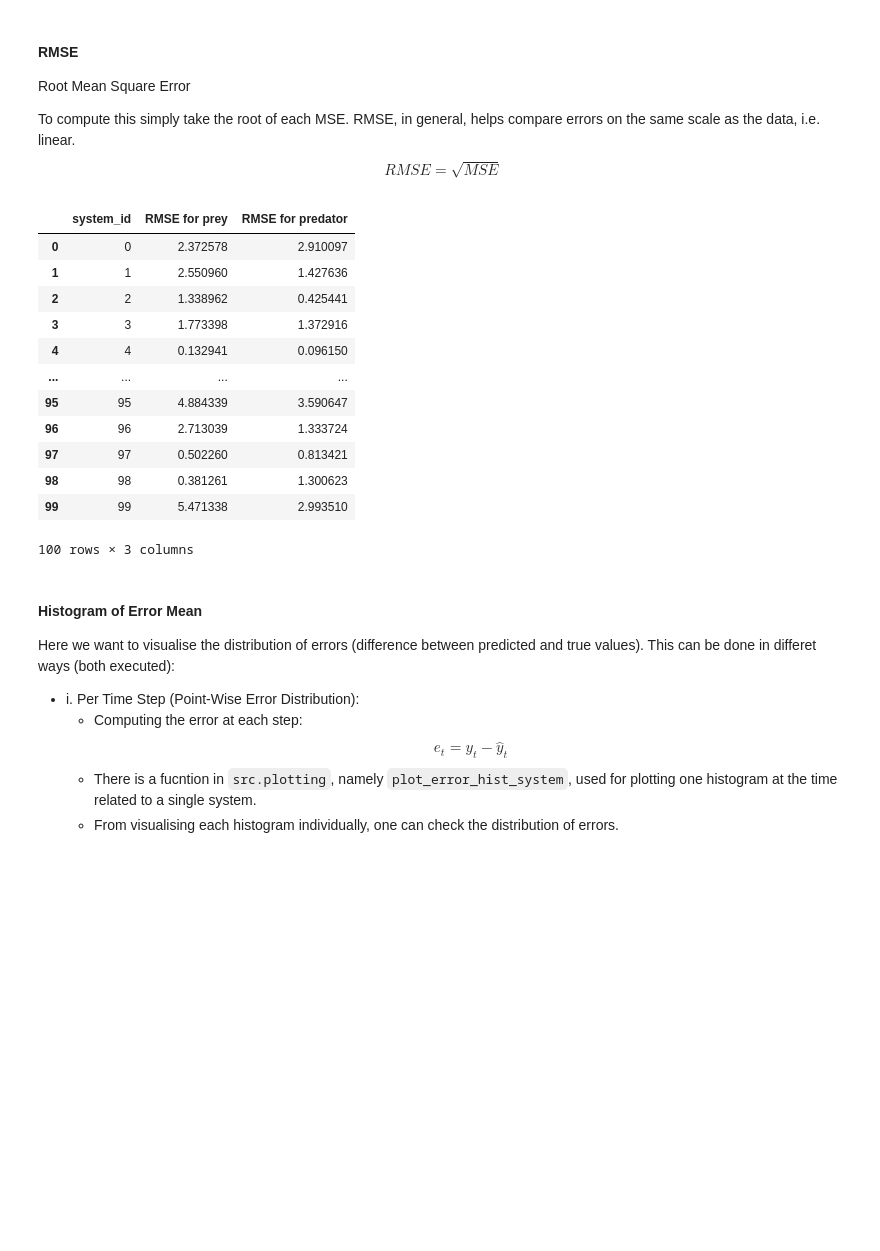
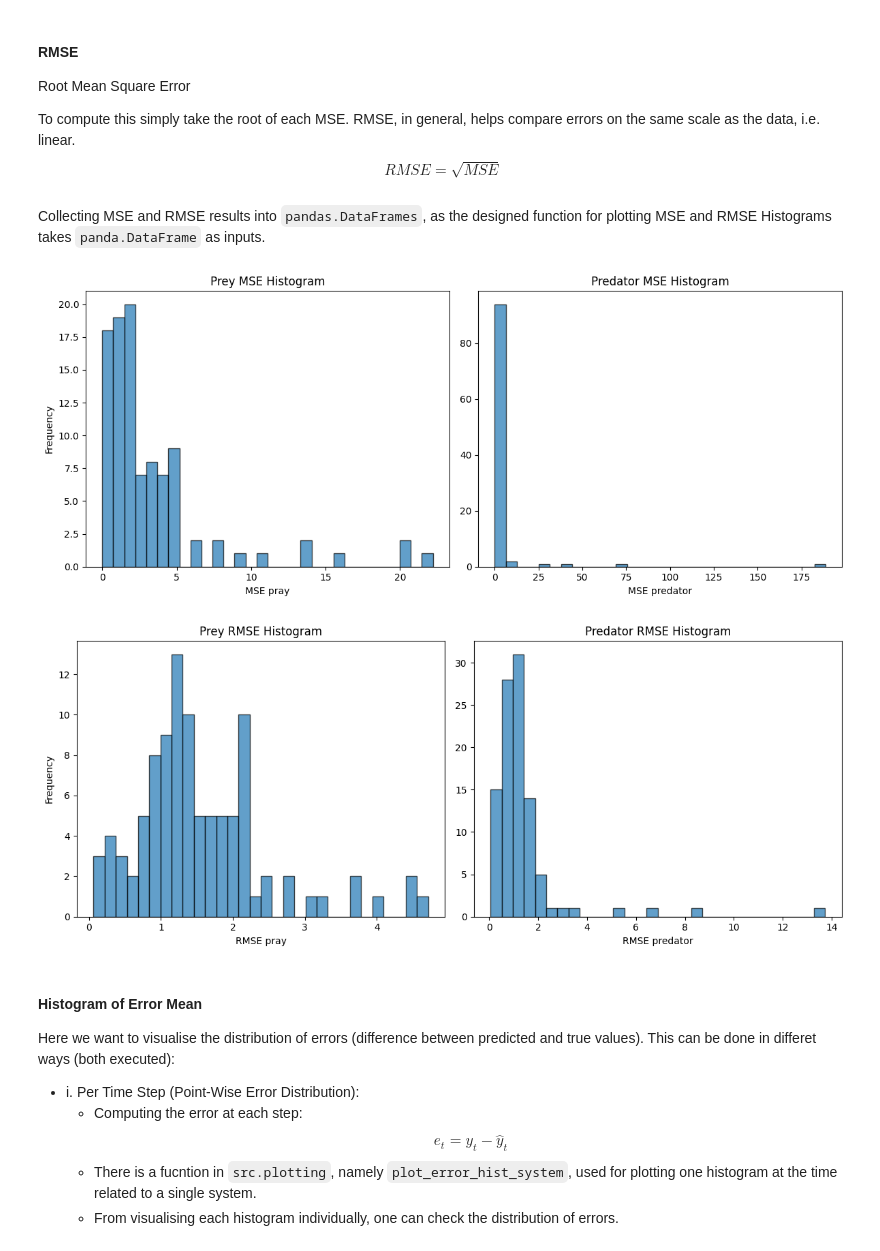
Before and after one commit to MatteoMancini01/M2_Cw, a Jupyter notebook: Baseline.ipynb, the cells around one changed output. Drawn from its saved outputs; the diff is of its cells as text; code cells hidden in the pictures; blank space fills up the shorter version.

```diff
--- a/Baseline.ipynb
+++ b/Baseline.ipynb
@@ -734,36 +318,33 @@ To compute this simply take the root of each MSE. RMSE, in general, helps compar
 $$
 RMSE = \sqrt{MSE}
 $$
-# %%
-# We already computed MSE all we have to do is to take the root of each value in MSE DataFrame
-# Use np.sqrt() and .tolist() to compute RMSE using mse_true_predicted "saved MSE dataframe"
-
-df_RMSE_values = pd.DataFrame({
-    "system_id": mse_true_predicted['system_id'].tolist(),
-    "RMSE for prey": np.sqrt(mse_true_predicted['MSE for prey'].tolist()),
-    "RMSE for predator": np.sqrt(mse_true_predicted['MSE for predator'].tolist())
-})
-
-# Saving the above DataFrame as a csv file
-#df_RMSE_values.to_csv('saved_predictions_2b/rmse_true_predicted.csv', index=False)
-
-# Load back the file
-rmse_true_predicted = pd.read_csv("saved_predictions_2b/rmse_true_predicted.csv")
-rmse_true_predicted
-# %% [output]
-|  | system_id | RMSE for prey | RMSE for predator |
-| 0 | 0 | 2.372578 | 2.910097 |
-| 1 | 1 | 2.550960 | 1.427636 |
-| 2 | 2 | 1.338962 | 0.425441 |
-| 3 | 3 | 1.773398 | 1.372916 |
-| 4 | 4 | 0.132941 | 0.096150 |
-| ... | ... | ... | ... |
-| 95 | 95 | 4.884339 | 3.590647 |
-| 96 | 96 | 2.713039 | 1.333724 |
-| 97 | 97 | 0.502260 | 0.813421 |
-| 98 | 98 | 0.381261 | 1.300623 |
-| 99 | 99 | 5.471338 | 2.993510 |
-100 rows × 3 columns
+# %%
+RMSE_values = np.sqrt(MSE_values)
+
+#Saving results
+#np.save('RMSE_values_2b', RMSE_values)
+
+# Load back if necessary
+# RMSE_loaded = np.load("RMSE_values_2b.npy")
+# %% [markdown]
+Collecting MSE and RMSE results into `pandas.DataFrames`, as the designed function for plotting MSE and RMSE Histograms takes `panda.DataFrame` as inputs.
+# %%
+df_MSE_values = pd.DataFrame({
+    "system_id": np.arange(len(MSE_values)),
+    "MSE for prey": np.array(MSE_values)[:, 0],  # Flatten prey values
+    "MSE for predator": np.array(MSE_values)[:, 1]  # Flatten predator values
+})
+df_RMSE_values = pd.DataFrame({
+    "system_id": np.arange(len(MSE_values)),
+    "RMSE for prey": RMSE_values[:, 0],  # Flatten prey values
+    "RMSE for predator": RMSE_values[:, 1]  # Flatten predator values
+})
+# %%
+plot_hist_MSE(df_MSE_values,bins=30) # Plotting MSE distribution
+plot_hist_RMSE(df_RMSE_values,bins=30) # Plotting RMSE distribution
+# %% [output]
+[figure, added]
+[figure, added]
 # %% [markdown]
 #### Histogram of Error Mean
 
```
Also changed, not shown: parts of 145 cells of this notebook, 11 other files.
